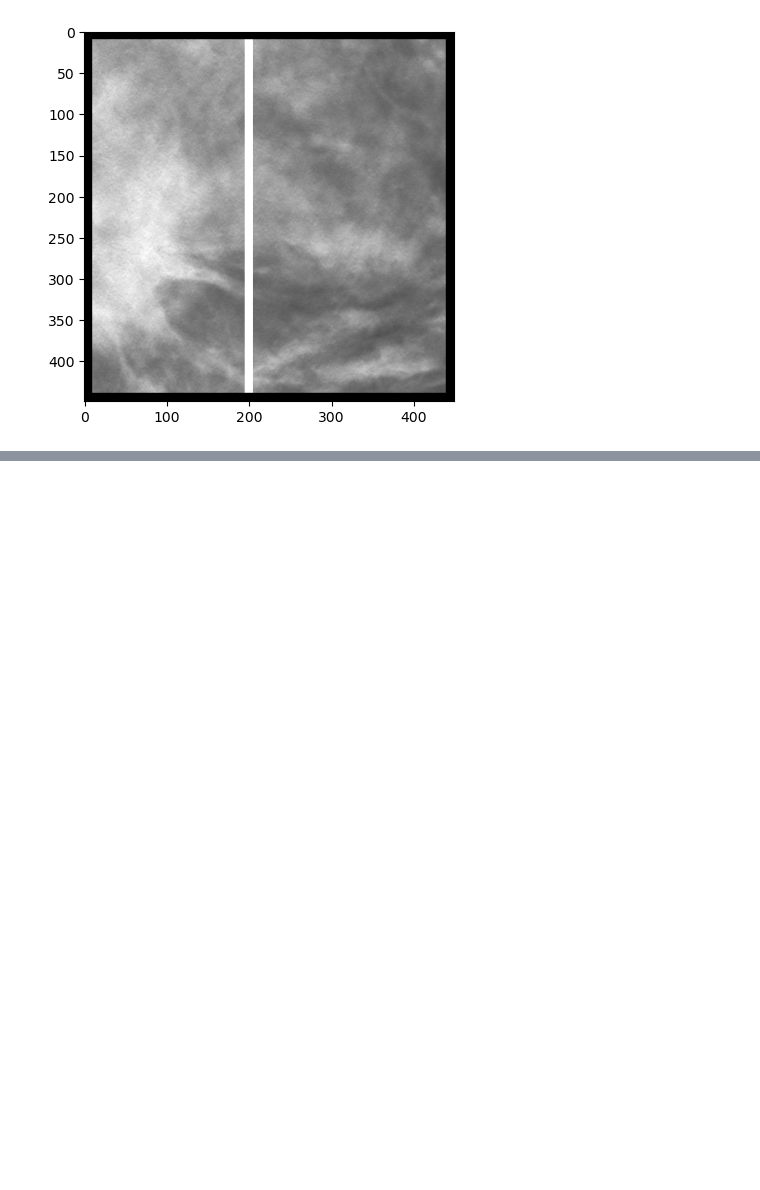
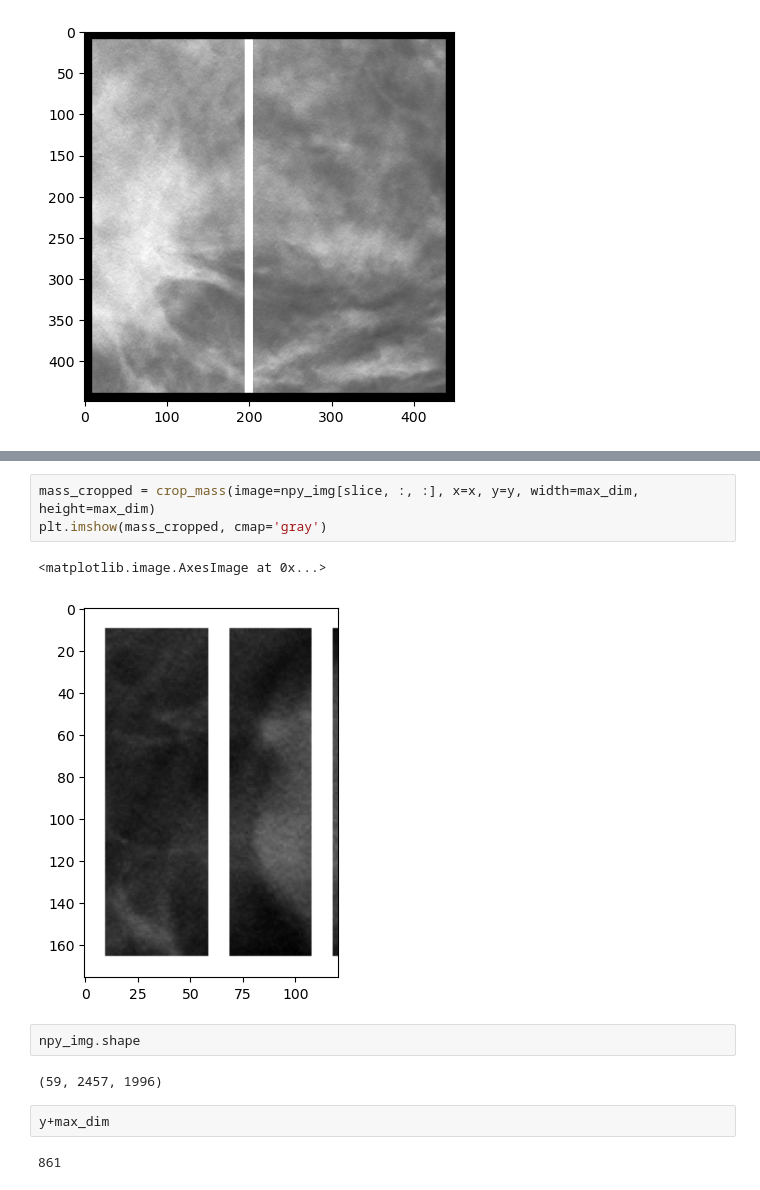
Before and after one commit to andreaberti11235/DBT_utils_script, a Jupyter notebook: dcm_to_png_crop_test.ipynb, the cells around one changed output, grey strips where cells are left out. Cells and saved outputs as stored; diff of their text form; blank space fills up the shorter version.

```diff
--- a/dcm_to_png_crop_test.ipynb
+++ b/dcm_to_png_crop_test.ipynb
@@ -301,0 +355,14 @@ plt.imshow(mass_cropped, cmap='gray')
+# %%
+mass_cropped = crop_mass(image=npy_img[slice, :, :], x=x, y=y, width=max_dim, height=max_dim)
+plt.imshow(mass_cropped, cmap='gray')
+# %% [output]
+<matplotlib.image.AxesImage at 0x...>
+[figure, added]
+# %%
+npy_img.shape
+# %% [output]
+(59, 2457, 1996)
+# %%
+y+max_dim
+# %% [output]
+861
```
Also changed, not shown: parts of 12 cells of this notebook.
